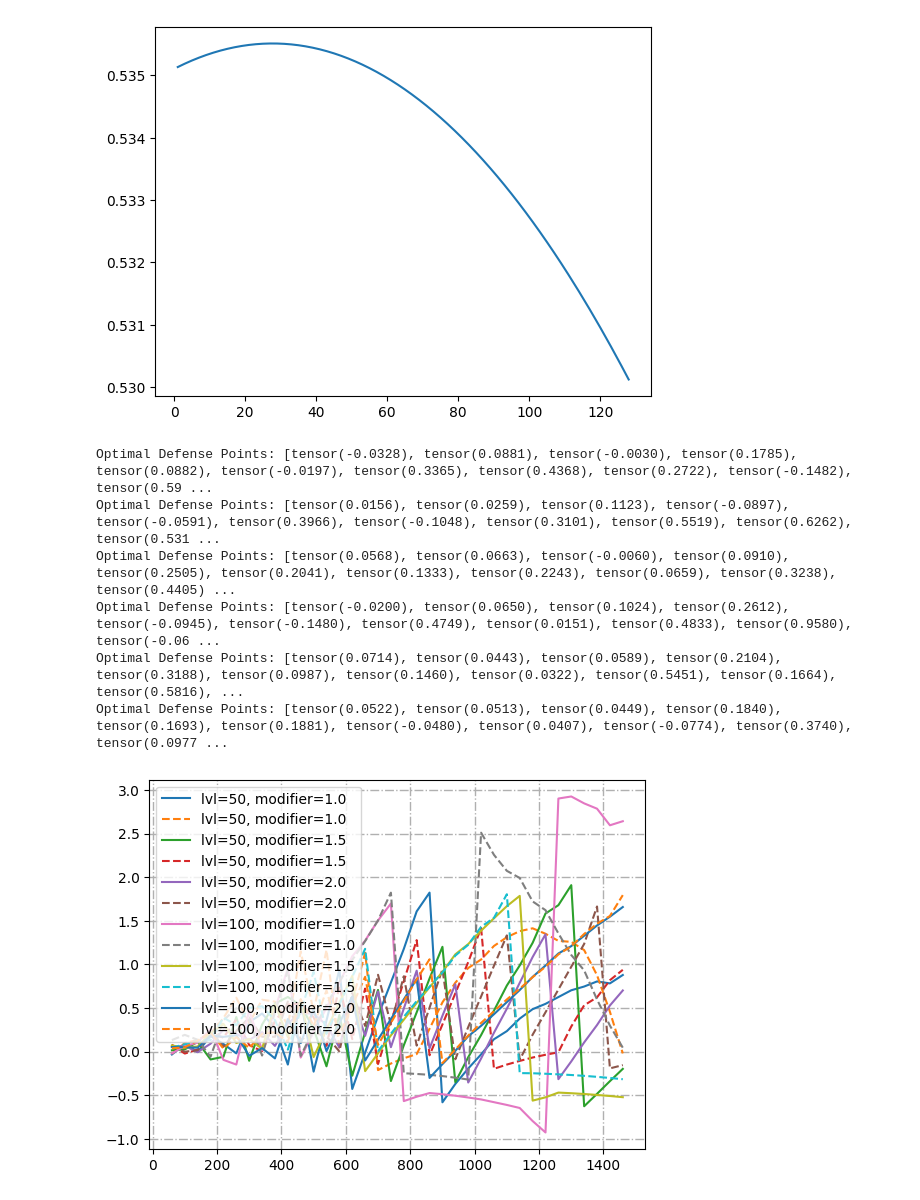
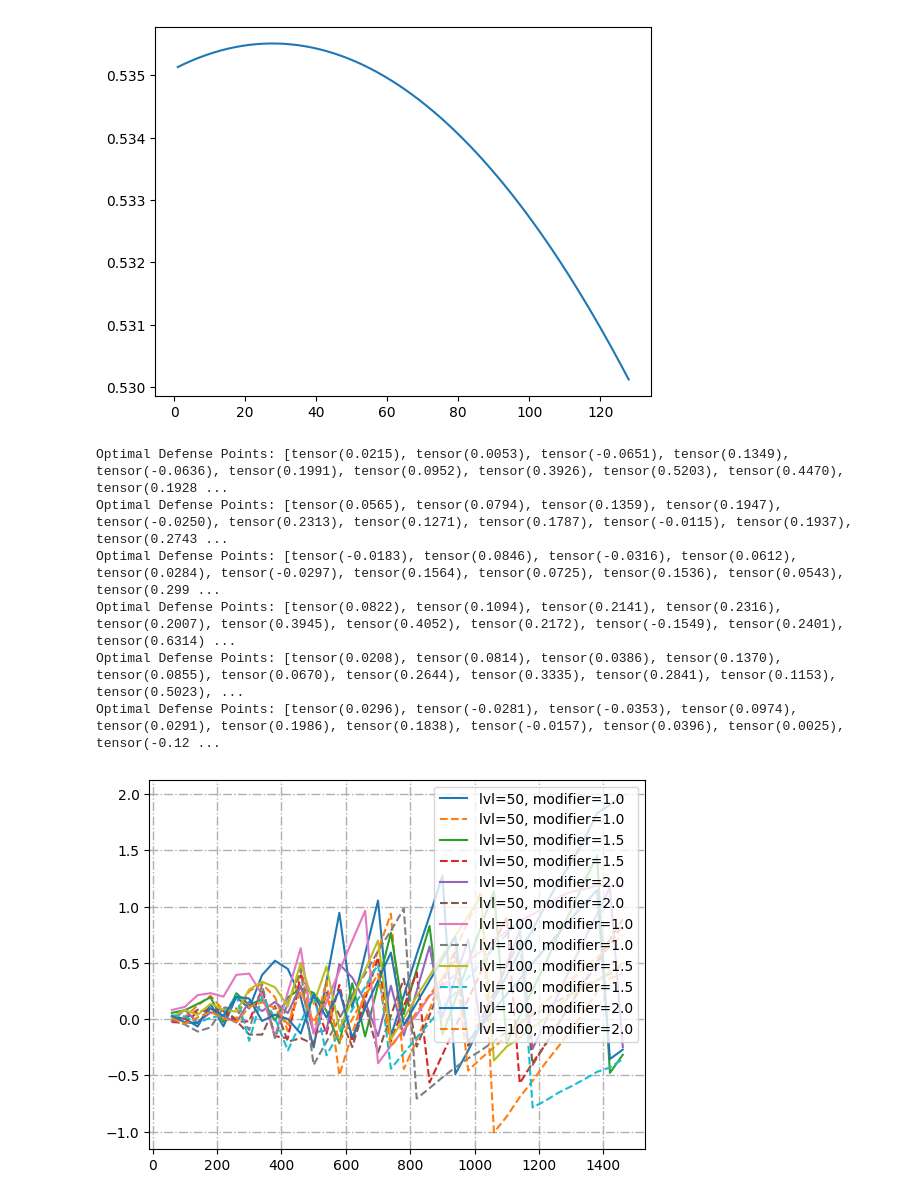
Before and after one commit to ArmageddonKnight/ResearchPlayground, a Jupyter notebook: pokemon/base_points_calculator.ipynb, the cells around one changed output. Cells and saved outputs as stored; diff of their text form; code cells hidden in the pictures.

Commit message:
Update the base point calculator

```diff
--- a/pokemon/base_points_calculator.ipynb
+++ b/pokemon/base_points_calculator.ipynb
@@ -47,9 +47,9 @@ import matplotlib.pyplot as plt
 import torch
 
 
-C_HP_SPECIES_STRENGTH = 100
-C_DEFENSE_SPECIES_STRENGTH = 110
-C_SPECIAL_DEFENSE_SPECIES_STRENGTH = 100
+C_HP_SPECIES_STRENGTH = 106
+C_DEFENSE_SPECIES_STRENGTH = 130
+C_SPECIAL_DEFENSE_SPECIES_STRENGTH = 154
 
 
 class DamageCalculator(torch.nn.Module):
@@ -137,37 +137,37 @@ def _plot_optimal_defense_points(level, modifier):
         )
 
     print(
         "Optimal Defense Points:",
         optimal_defense_points,
         optimal_special_defense_points,
     )
 
     plt.plot(
         ability_powers,
         optimal_defense_points,
         label=f"lvl={level}, modifier={modifier}",
     )
 
     plt.plot(
         ability_powers,
         optimal_special_defense_points,
         linestyle="--",
         label=f"lvl={level}, modifier={modifier}",
     )
 
 
 for level in [50, 100]:
     for modifier in [1.0, 1.5, 2.0]:
         _plot_optimal_defense_points(level, modifier)
 
 plt.legend()
 plt.grid(linestyle="-.", linewidth=1)
 plt.show()
 # %% [output]
-Optimal Defense Points: [tensor(-0.0328), tensor(0.0881), tensor(-0.0030), tensor(0.1785), tensor(0.0882), tensor(-0.0197), tensor(0.3365), tensor(0.4368), tensor(0.2722), tensor(-0.1482), tensor(0.59 ...
-Optimal Defense Points: [tensor(0.0156), tensor(0.0259), tensor(0.1123), tensor(-0.0897), tensor(-0.0591), tensor(0.3966), tensor(-0.1048), tensor(0.3101), tensor(0.5519), tensor(0.6262), tensor(0.531 ...
-Optimal Defense Points: [tensor(0.0568), tensor(0.0663), tensor(-0.0060), tensor(0.0910), tensor(0.2505), tensor(0.2041), tensor(0.1333), tensor(0.2243), tensor(0.0659), tensor(0.3238), tensor(0.4405) ...
-Optimal Defense Points: [tensor(-0.0200), tensor(0.0650), tensor(0.1024), tensor(0.2612), tensor(-0.0945), tensor(-0.1480), tensor(0.4749), tensor(0.0151), tensor(0.4833), tensor(0.9580), tensor(-0.06 ...
-Optimal Defense Points: [tensor(0.0714), tensor(0.0443), tensor(0.0589), tensor(0.2104), tensor(0.3188), tensor(0.0987), tensor(0.1460), tensor(0.0322), tensor(0.5451), tensor(0.1664), tensor(0.5816), ...
-Optimal Defense Points: [tensor(0.0522), tensor(0.0513), tensor(0.0449), tensor(0.1840), tensor(0.1693), tensor(0.1881), tensor(-0.0480), tensor(0.0407), tensor(-0.0774), tensor(0.3740), tensor(0.0977 ...
+Optimal Defense Points: [tensor(0.0215), tensor(0.0053), tensor(-0.0651), tensor(0.1349), tensor(-0.0636), tensor(0.1991), tensor(0.0952), tensor(0.3926), tensor(0.5203), tensor(0.4470), tensor(0.1928 ...
+Optimal Defense Points: [tensor(0.0565), tensor(0.0794), tensor(0.1359), tensor(0.1947), tensor(-0.0250), tensor(0.2313), tensor(0.1271), tensor(0.1787), tensor(-0.0115), tensor(0.1937), tensor(0.2743 ...
+Optimal Defense Points: [tensor(-0.0183), tensor(0.0846), tensor(-0.0316), tensor(0.0612), tensor(0.0284), tensor(-0.0297), tensor(0.1564), tensor(0.0725), tensor(0.1536), tensor(0.0543), tensor(0.299 ...
+Optimal Defense Points: [tensor(0.0822), tensor(0.1094), tensor(0.2141), tensor(0.2316), tensor(0.2007), tensor(0.3945), tensor(0.4052), tensor(0.2172), tensor(-0.1549), tensor(0.2401), tensor(0.6314) ...
+Optimal Defense Points: [tensor(0.0208), tensor(0.0814), tensor(0.0386), tensor(0.1370), tensor(0.0855), tensor(0.0670), tensor(0.2644), tensor(0.3335), tensor(0.2841), tensor(0.1153), tensor(0.5023), ...
+Optimal Defense Points: [tensor(0.0296), tensor(-0.0281), tensor(-0.0353), tensor(0.0974), tensor(0.0291), tensor(0.1986), tensor(0.1838), tensor(-0.0157), tensor(0.0396), tensor(0.0025), tensor(-0.12 ...
-[figure, old version]
+[figure, new version]
```
